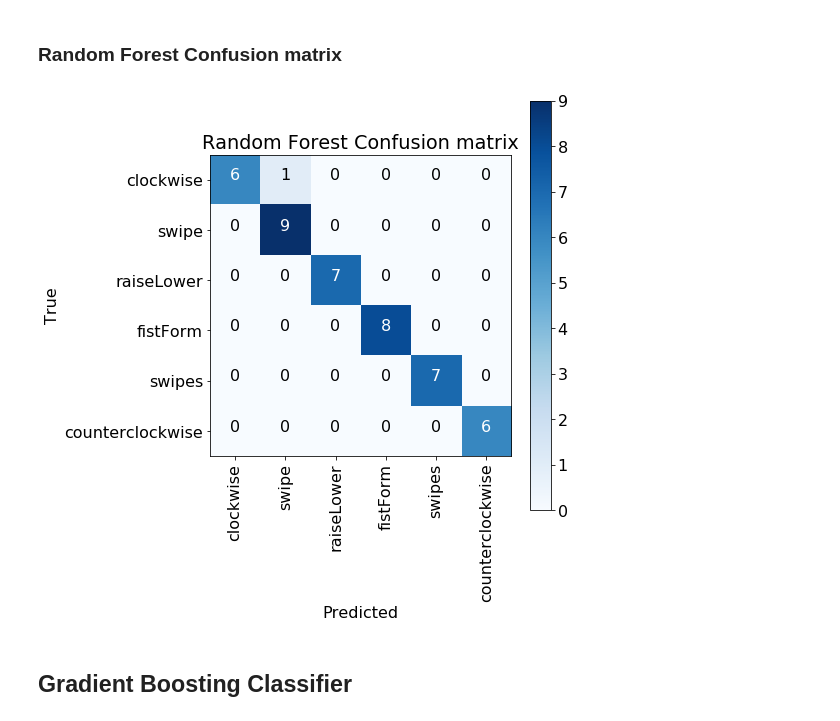
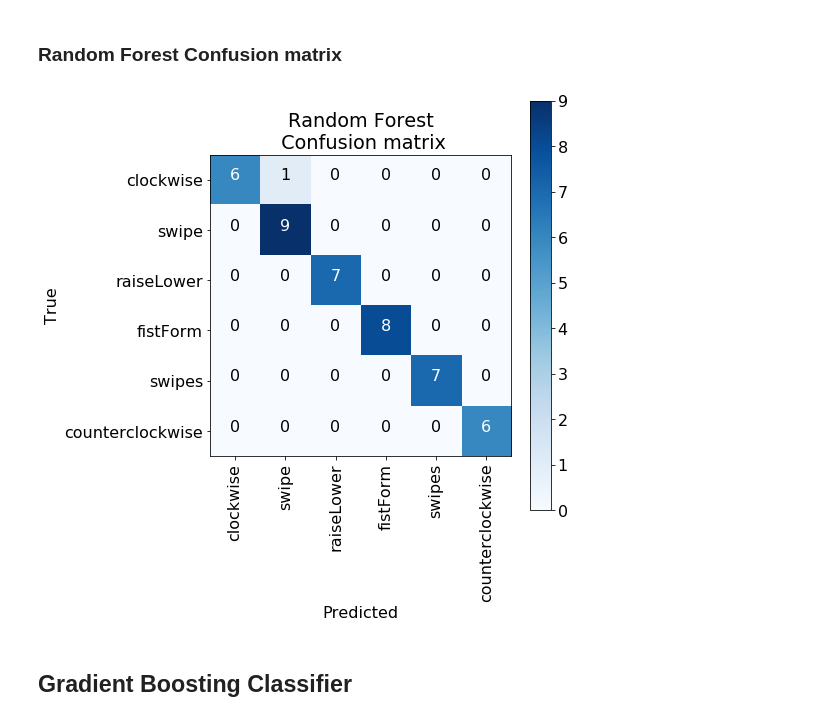
Before and after one commit to christian0101/Photovoltaics-Interactive-Tabletop, a Jupyter notebook: Code/Project.ipynb, the cells around one changed output. Saved outputs shown, nothing was run; the diff lists cells and outputs as text; code cells hidden in the pictures.

```diff
--- a/Code/Project.ipynb
+++ b/Code/Project.ipynb
@@ -498,13 +481,13 @@ Test accuracy score : 0.9772727272727273
 # %%
 # compute confusion matrix
 rf_matrix = confusion_matrix(test_ft_classes, rf_pred)
 
 # plot confusion matrix
 plt.rcParams.update({'font.size': 16})
 plt.figure(figsize=(8, 8))
-plot_confusion_matrix(rf_matrix, set(test_ft_classes), title='Random Forest Confusion matrix')
+plot_confusion_matrix(rf_matrix, set(test_ft_classes), title='Random Forest\n Confusion matrix')
 # %% [output]
-[figure, old version]
+[figure, new version]
 # %% [markdown]
 ## Gradient Boosting Classifier
 # %%
```
Also changed, not shown: parts of 9 cells of this notebook.
